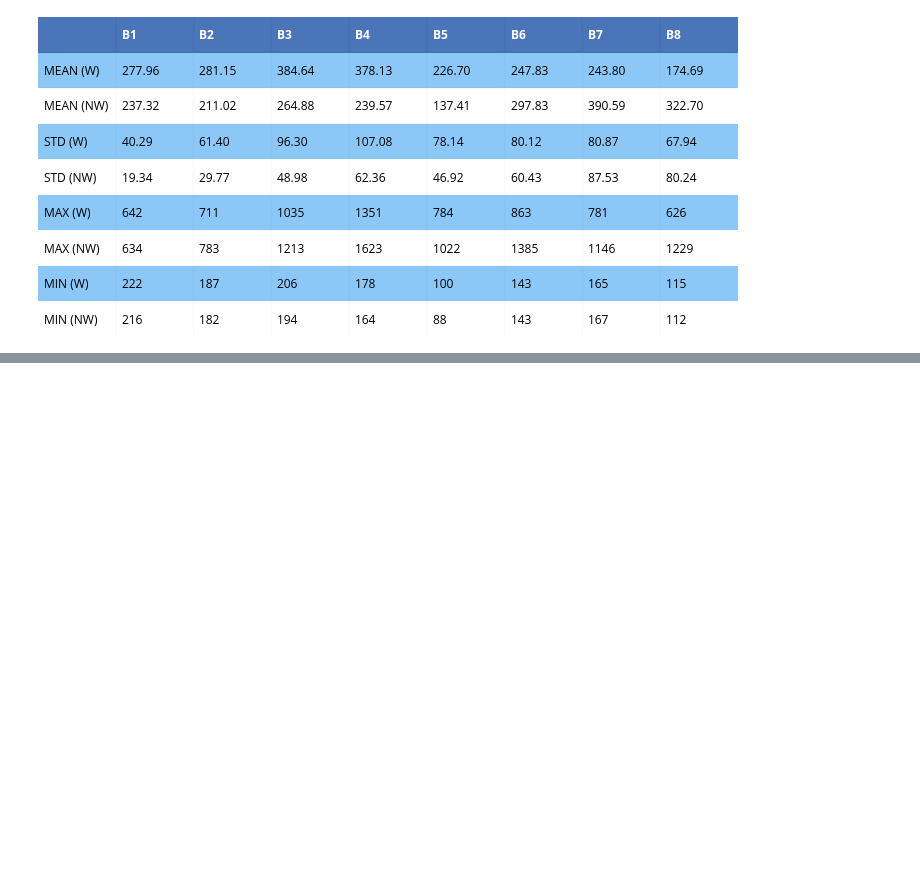
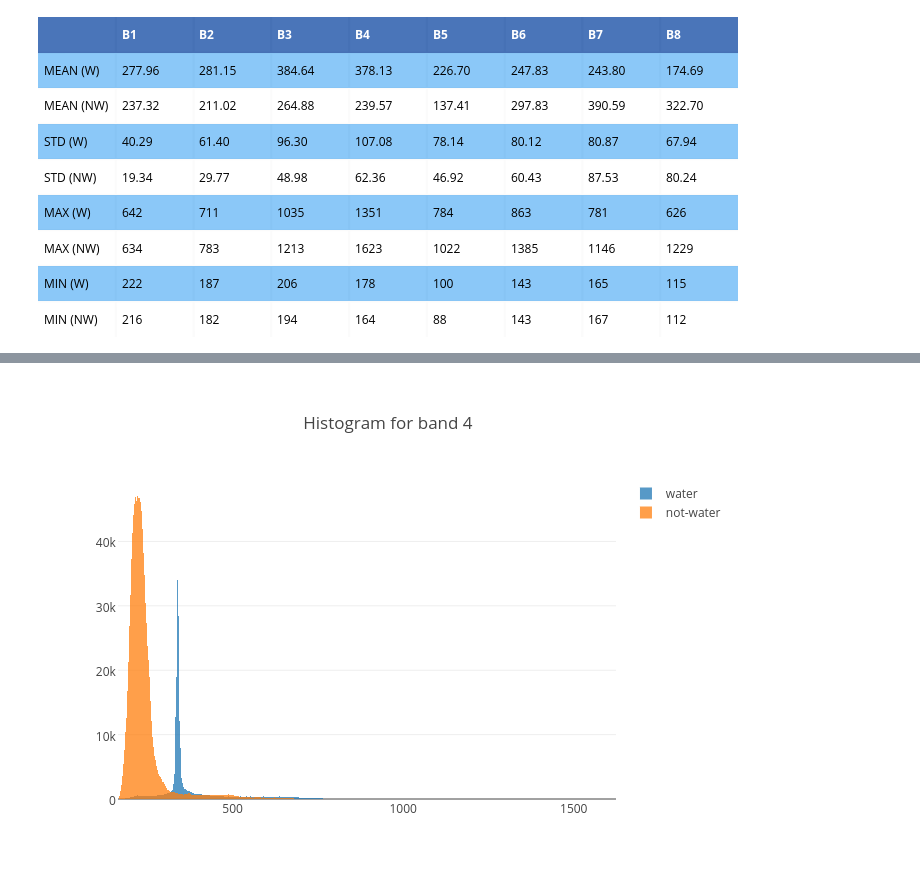
Before and after one commit to junjchen/jarvis, a Jupyter notebook: water_body_extraction/script.ipynb, the cells around one changed output, grey strips where cells are left out. Saved outputs shown, nothing was run; the diff lists cells and outputs as text; code cells hidden in the pictures; blank space fills up the shorter version.

```diff
--- a/water_body_extraction/script.ipynb
+++ b/water_body_extraction/script.ipynb
@@ -150,0 +169,5 @@ py.image.ishow(fig)
+# %%
+# band 4
+plot_histogram_for_band(4)
+# %% [output]
+[figure, added]
```
Also changed, not shown: parts of 15 cells of this notebook.
